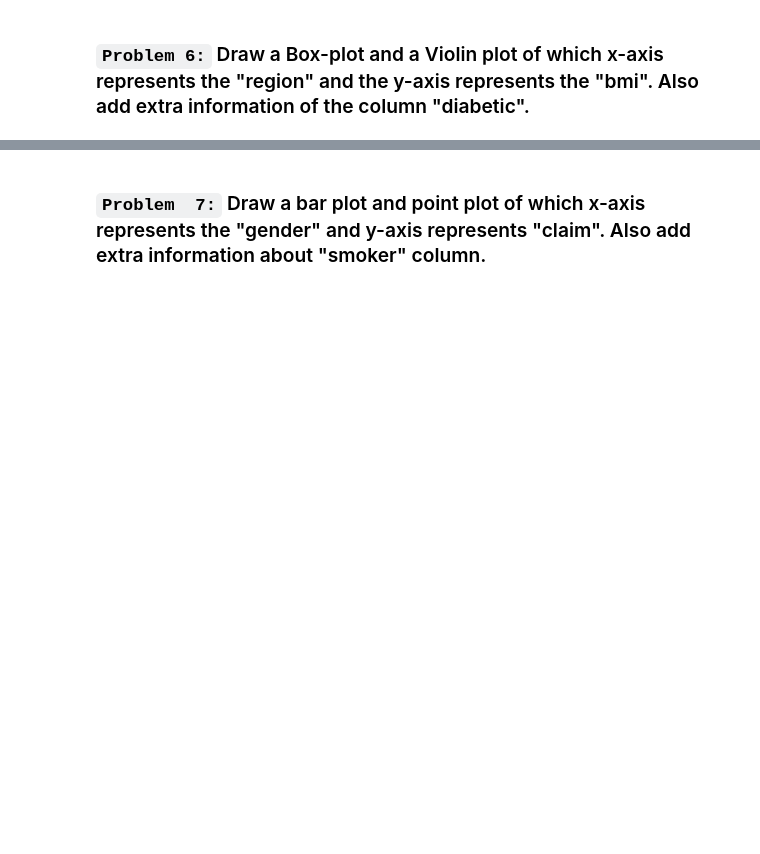
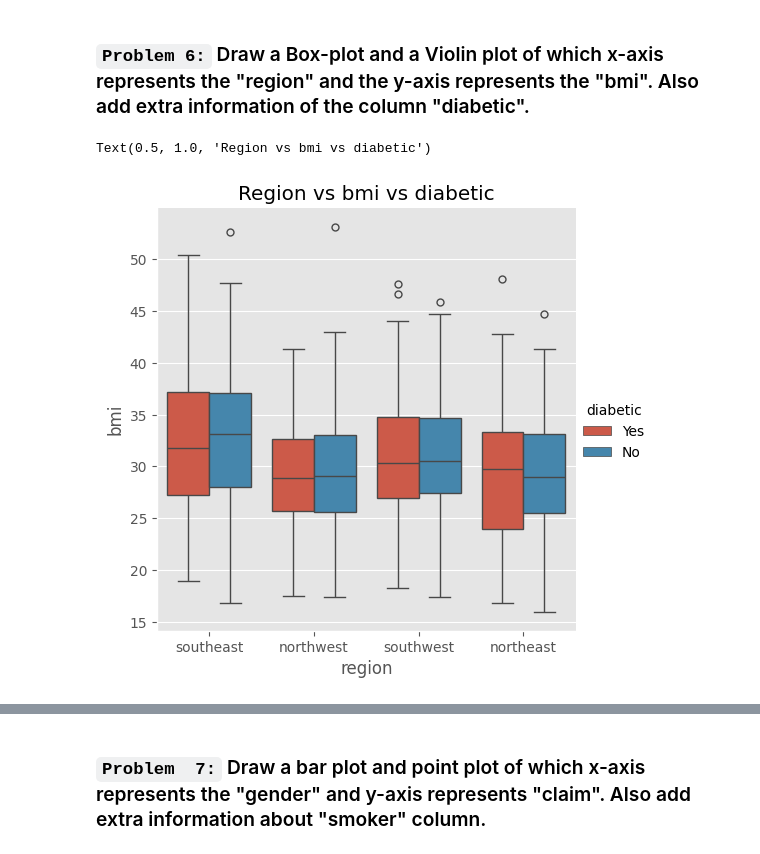
Before and after one commit to visheshbpatel/data-science, a Jupyter notebook: 06-data-visualization/26-seaborn-02/02-task.ipynb, the cells around one changed output, grey strips where cells are left out. Cells and saved outputs as stored; diff of their text form; code cells hidden in the pictures; blank space fills up the shorter version.

```diff
--- a/06-data-visualization/26-seaborn-02/02-task.ipynb
+++ b/06-data-visualization/26-seaborn-02/02-task.ipynb
@@ -130,0 +158,6 @@ sns.lmplot(df, x='ride_time', y='total', hue='payment')
+# %%
+sns.catplot(df, x='region', y='bmi', hue='diabetic', kind='box')
+plt.title("Region vs bmi vs diabetic")
+# %% [output]
+Text(0.5, 1.0, 'Region vs bmi vs diabetic')
+[figure, added]
```
Also changed, not shown: parts of 22 cells of this notebook.
